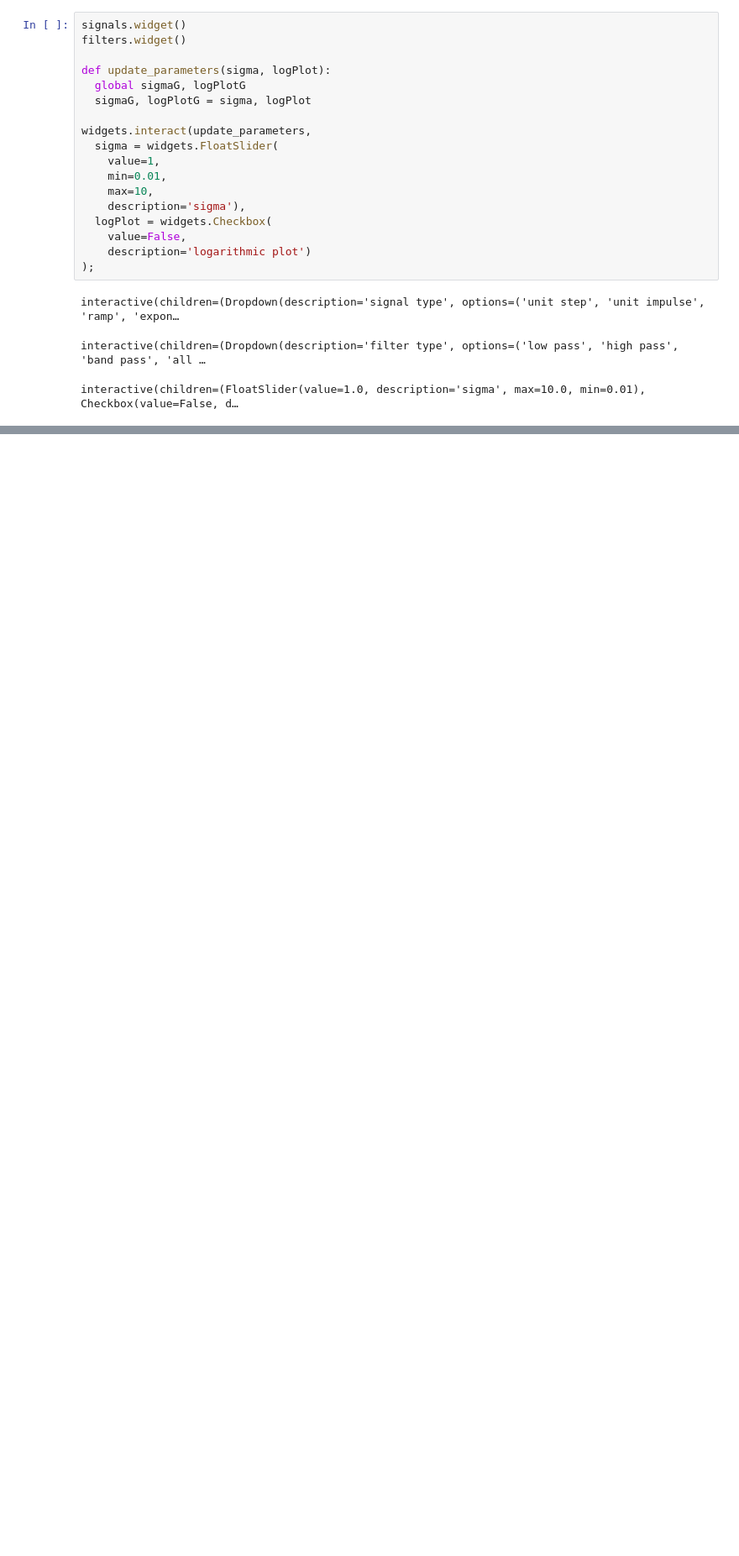
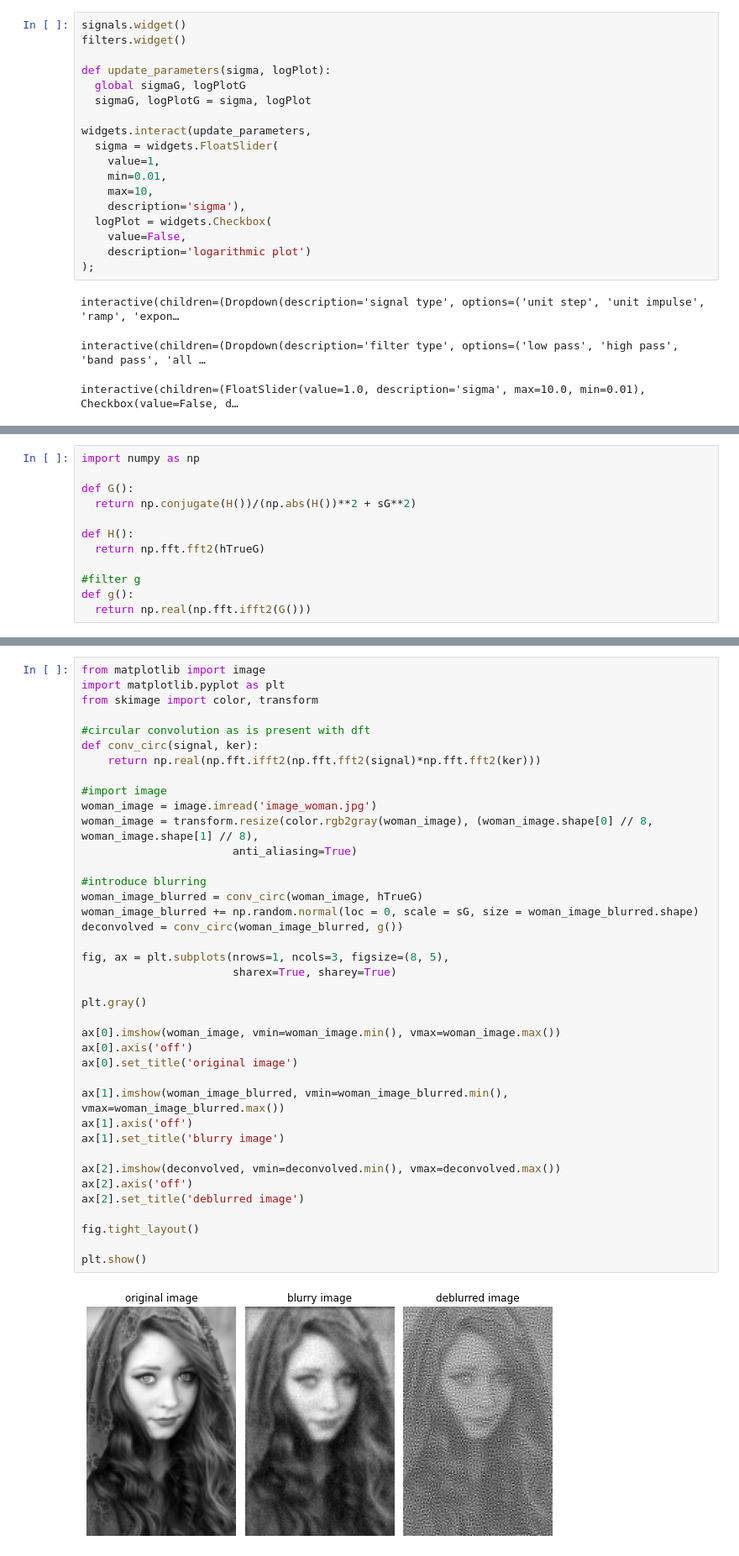
Before and after one commit to huesseol/DSSP-Illustrations, a Jupyter notebook: Wiener_Filter.ipynb, the cells around one changed output, grey strips where cells are left out. Shown at 84% size. Cells and saved outputs as stored; diff of their text form; blank space fills up the shorter version.

```diff
--- a/Wiener_Filter.ipynb
+++ b/Wiener_Filter.ipynb
@@ -202,0 +278,12 @@ plot_time()
+# %%
+import numpy as np
+
+def G():
+  return np.conjugate(H())/(np.abs(H())**2 + sG**2)
+
+def H():
+  return np.fft.fft2(hTrueG)
+
+#filter g
+def g():
+  return np.real(np.fft.ifft2(G()))
@@ -202,0 +296,41 @@ plot_time()
+# %%
+from matplotlib import image
+import matplotlib.pyplot as plt
+from skimage import color, transform
+
+#circular convolution as is present with dft
+def conv_circ(signal, ker):
+    return np.real(np.fft.ifft2(np.fft.fft2(signal)*np.fft.fft2(ker)))
+
+#import image
+woman_image = image.imread('image_woman.jpg')
+woman_image = transform.resize(color.rgb2gray(woman_image), (woman_image.shape[0] // 8, woman_image.shape[1] // 8),
+                       anti_aliasing=True)
+
+#introduce blurring
+woman_image_blurred = conv_circ(woman_image, hTrueG)
+woman_image_blurred += np.random.normal(loc = 0, scale = sG, size = woman_image_blurred.shape)
+deconvolved = conv_circ(woman_image_blurred, g())
+
+fig, ax = plt.subplots(nrows=1, ncols=3, figsize=(8, 5),
+                       sharex=True, sharey=True)
+
+plt.gray()
+
+ax[0].imshow(woman_image, vmin=woman_image.min(), vmax=woman_image.max())
+ax[0].axis('off')
+ax[0].set_title('original image')
+
+ax[1].imshow(woman_image_blurred, vmin=woman_image_blurred.min(), vmax=woman_image_blurred.max())
+ax[1].axis('off')
+ax[1].set_title('blurry image')
+
+ax[2].imshow(deconvolved, vmin=deconvolved.min(), vmax=deconvolved.max())
+ax[2].axis('off')
+ax[2].set_title('deblurred image')
+
+fig.tight_layout()
+
+plt.show()
+# %% [output]
+[figure, added]
```
Also changed, not shown: parts of 14 cells of this notebook.
